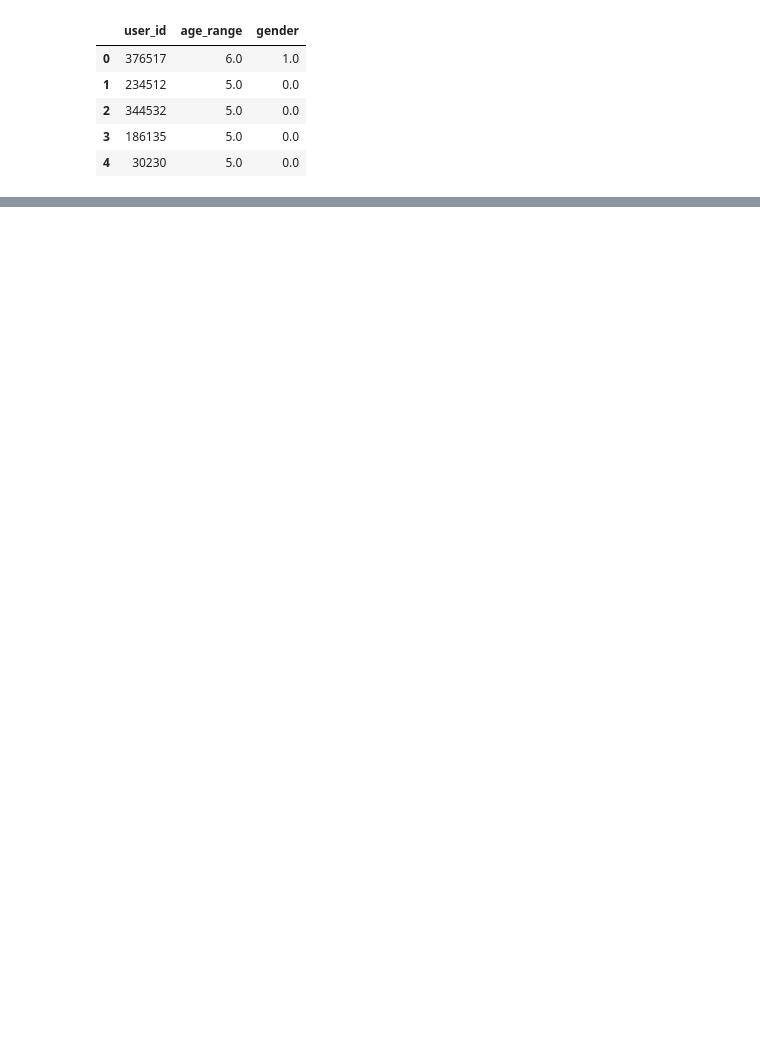
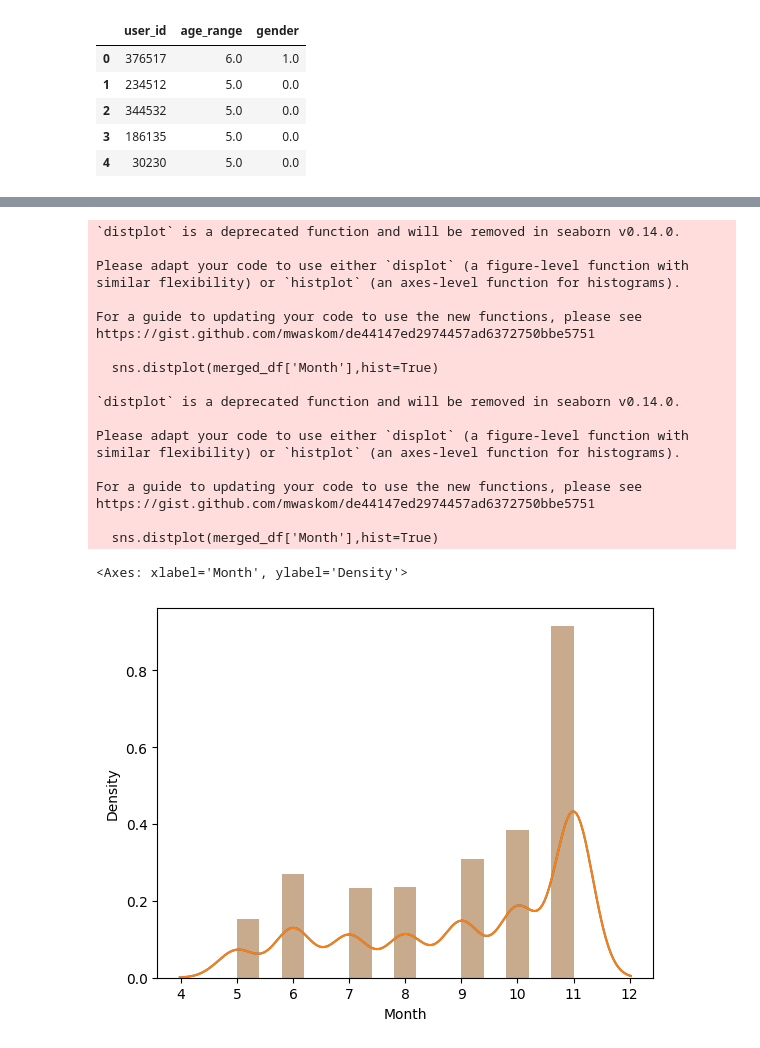
Before and after one commit to satyam04sharma/CECS550_FinalProject, a Jupyter notebook: CECS550_PR_Final_Project.ipynb, the cells around one changed output, grey strips where cells are left out. Cells and saved outputs as stored; diff of their text form; code cells hidden in the pictures; blank space fills up the shorter version.

```diff
--- a/CECS550_PR_Final_Project.ipynb
+++ b/CECS550_PR_Final_Project.ipynb
@@ -114,0 +115,31 @@ plt.show()
+# %%
+merged_df['time_stamp'].astype('str')
+merged_df['time_str']= merged_df['time_stamp'].astype('str')
+merged_df['Day']=merged_df['time_stamp']%100
+merged_df['Month']=(merged_df['time_stamp']-merged_df['Day'])/100
+merged_df['Month']= merged_df['Month'].astype('int')
+sns.distplot(merged_df['Month'],hist=True)
+merged_df['Month']= merged_df['Month'].astype('int')
+sns.distplot(merged_df['Month'],hist=True)
+# %% [output]
+`distplot` is a deprecated function and will be removed in seaborn v0.14.0.
+
+Please adapt your code to use either `displot` (a figure-level function with
+similar flexibility) or `histplot` (an axes-level function for histograms).
+
+For a guide to updating your code to use the new functions, please see
+https://gist.github.com/mwaskom/de44147ed2974457ad6372750bbe5751
+
+  sns.distplot(merged_df['Month'],hist=True)
+
+`distplot` is a deprecated function and will be removed in seaborn v0.14.0.
+
+Please adapt your code to use either `displot` (a figure-level function with
+similar flexibility) or `histplot` (an axes-level function for histograms).
+
+For a guide to updating your code to use the new functions, please see
+https://gist.github.com/mwaskom/de44147ed2974457ad6372750bbe5751
+
+  sns.distplot(merged_df['Month'],hist=True)
+<Axes: xlabel='Month', ylabel='Density'>
+[figure, added]
```
Also changed, not shown: parts of 9 cells of this notebook, 1 other file.
